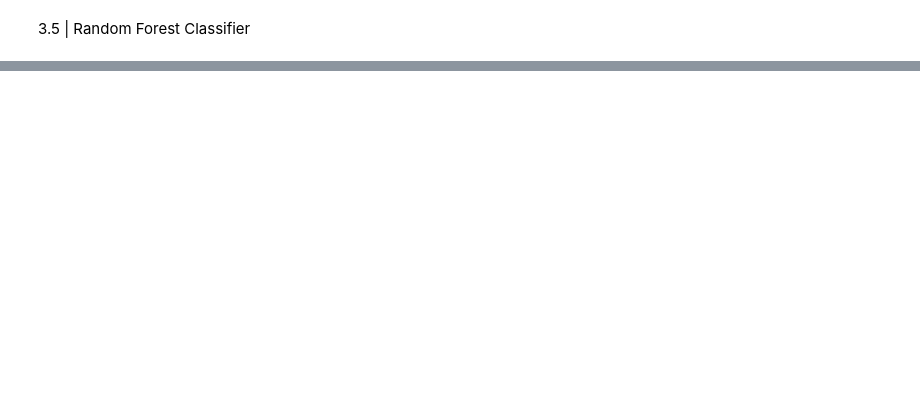
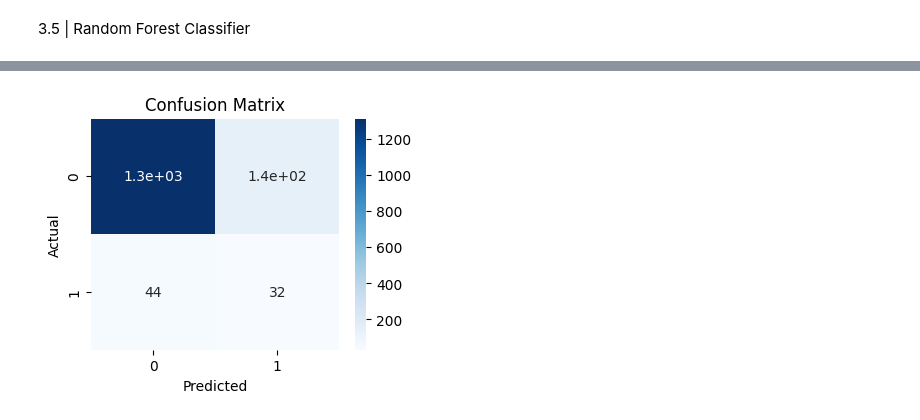
Before and after one commit to chalana-b/Stroke-Prediction, a Jupyter notebook: predictions.ipynb, the cells around one changed output, grey strips where cells are left out. Saved outputs shown, nothing was run; the diff lists cells and outputs as text; code cells hidden in the pictures; blank space fills up the shorter version.

```diff
--- a/predictions.ipynb
+++ b/predictions.ipynb
@@ -317,0 +349,8 @@ plt.show()
+# %%
+from sklearn.naive_bayes import GaussianNB
+nb_classifier = GaussianNB()
+nb_classifier.fit(X_train, y_train)
+pred_y_nb = nb_classifier.predict(X_test)
+print(confusion_matrix(y_test,pred_y_nb))
+print(accuracy_score(y_test,pred_y_nb))
+print(classification_report(y_test,pred_y_nb))
@@ -317,0 +369,9 @@ plt.show()
+# %%
+plt.figure(figsize=(4, 3))
+sns.heatmap(confusion_matrix(y_test, pred_y_nb), annot=True, cmap='Blues')
+plt.title('Confusion Matrix')
+plt.xlabel('Predicted')
+plt.ylabel('Actual')
+plt.show()
+# %% [output]
+[figure, added]
```
Also changed, not shown: parts of 7 cells of this notebook.
